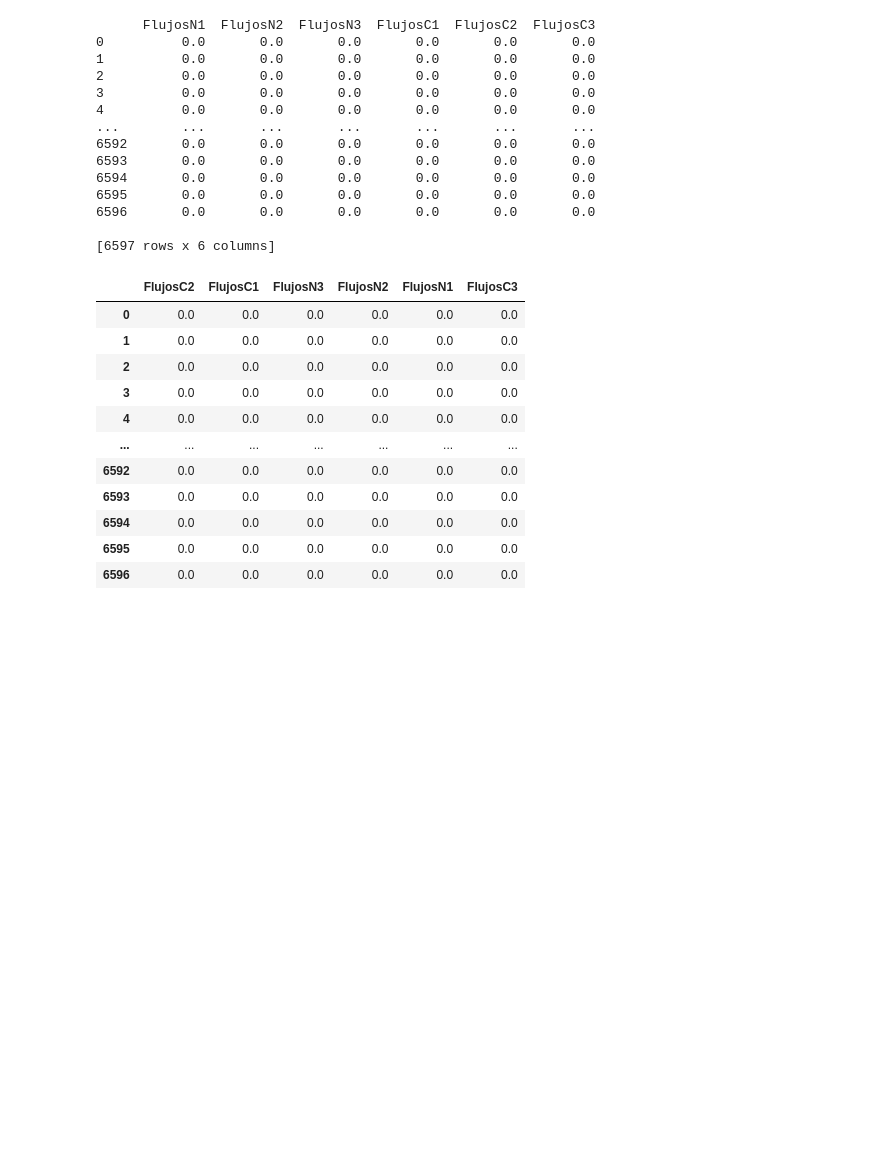
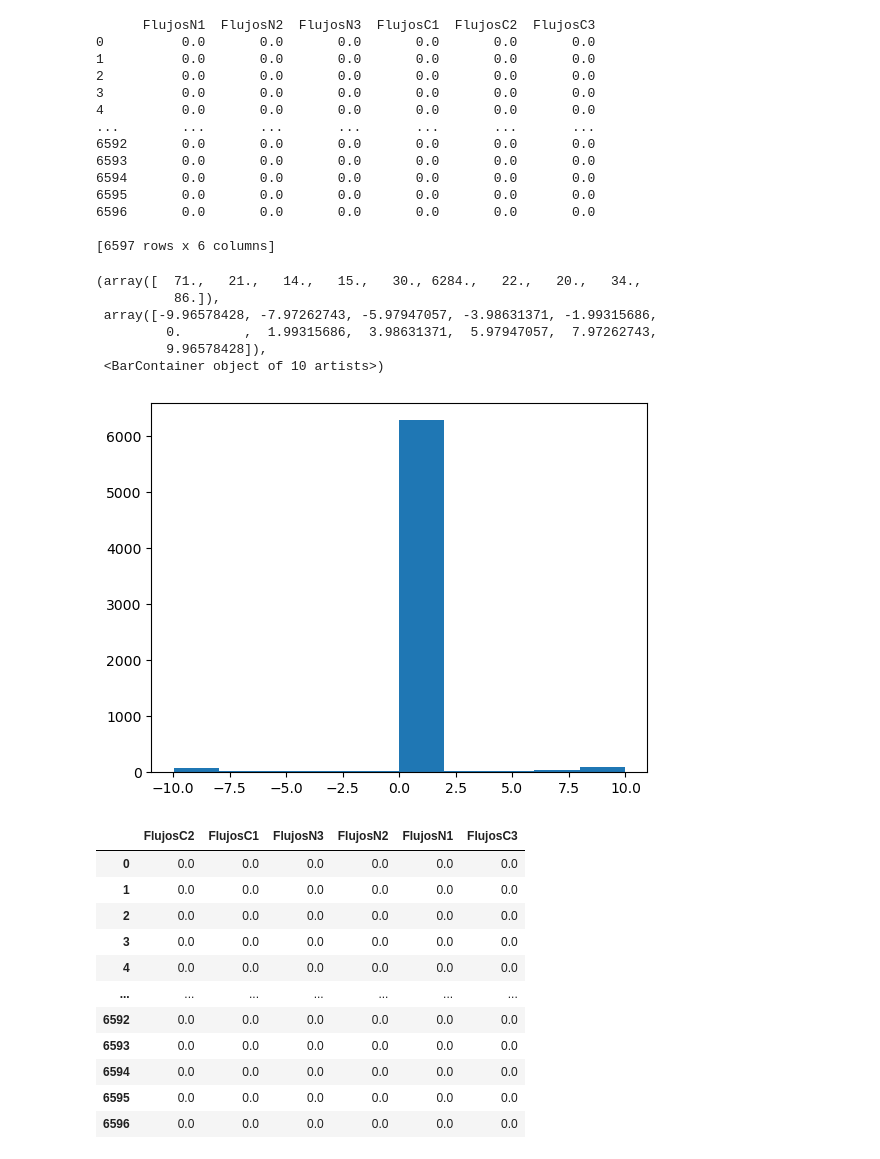
Before and after one commit to NoeGrageraJimenez/TFG, a Jupyter notebook: TFG-Example/volcano plot.ipynb, the cells around one changed output. Cells and saved outputs as stored; diff of their text form; code cells hidden in the pictures; blank space fills up the shorter version.

```diff
--- a/TFG-Example/volcano plot.ipynb
+++ b/TFG-Example/volcano plot.ipynb
@@ -390,6 +399,16 @@ print(t_df_fluxes)
 6596       0.0       0.0       0.0       0.0       0.0       0.0
 
 [6597 rows x 6 columns]
+# %%
+plt.hist(t_df_fluxes['FlujosN1'])
+# %% [output]
+(array([  71.,   21.,   14.,   15.,   30., 6284.,   22.,   20.,   34.,
+          86.]),
+ array([-9.96578428, -7.97262743, -5.97947057, -3.98631371, -1.99315686,
+         0.        ,  1.99315686,  3.98631371,  5.97947057,  7.97262743,
+         9.96578428]),
+ <BarContainer object of 10 artists>)
+[figure, added]
 # %%
 #variability = t_df_fluxes.std(axis = 0)
 
```
Also changed, not shown: parts of 6 cells of this notebook, 8 other files.
